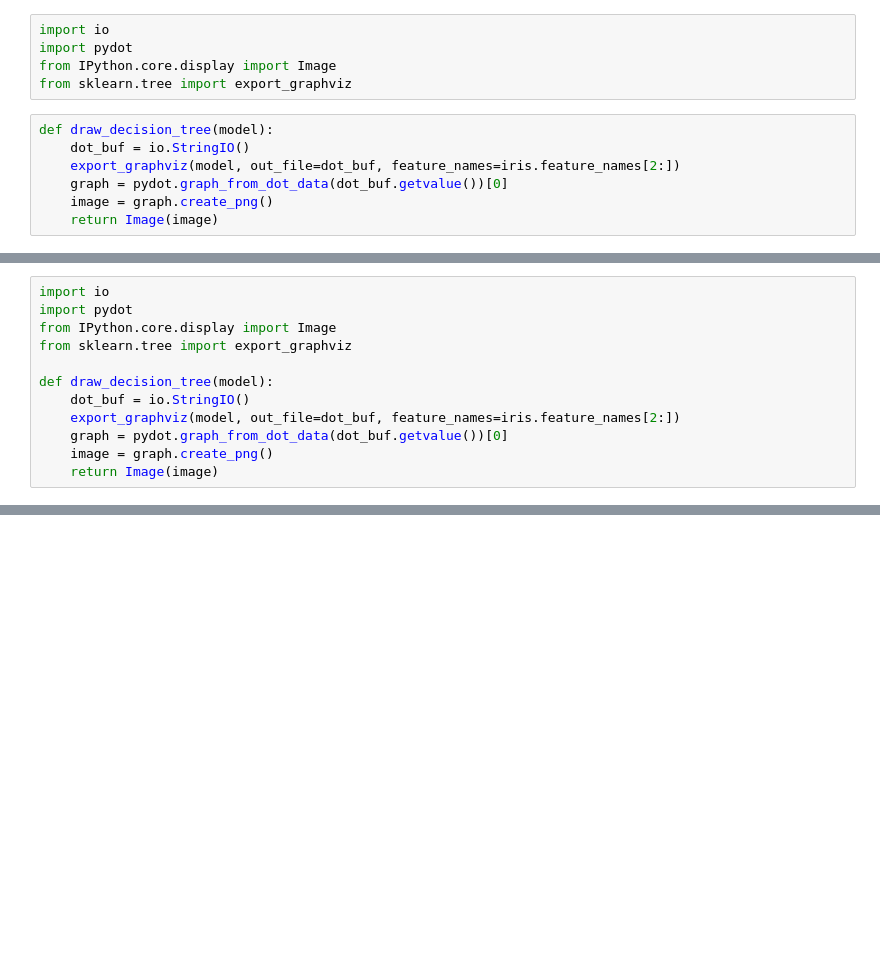
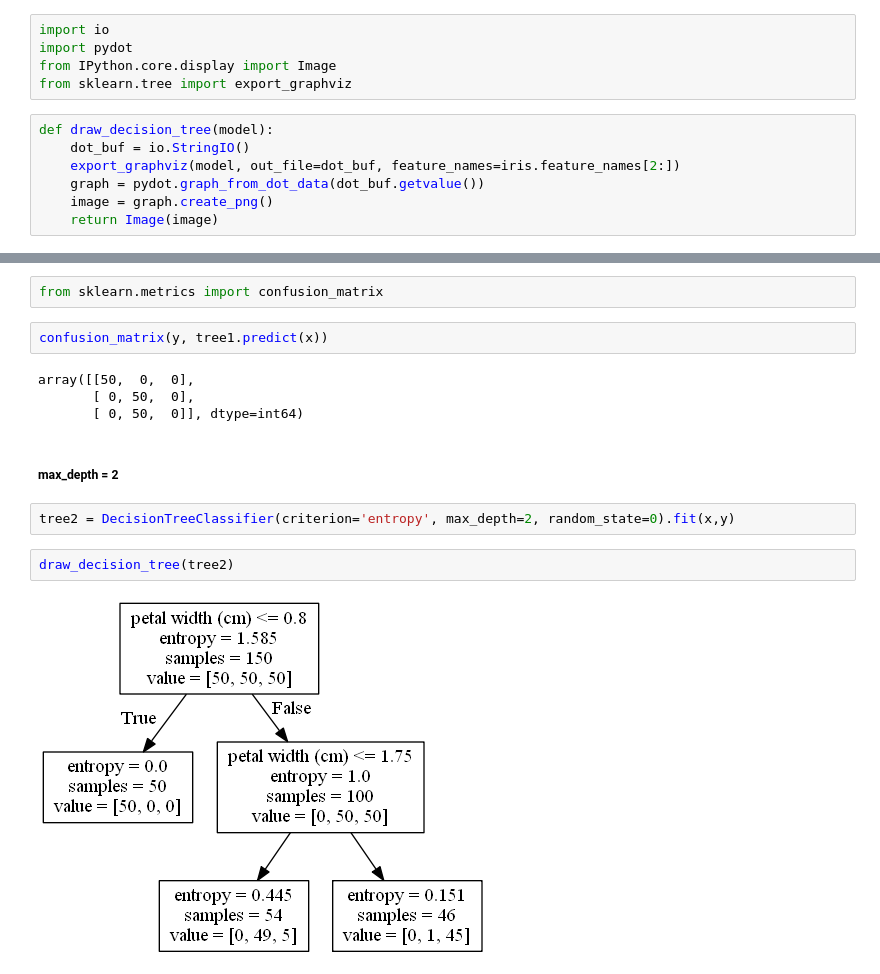
Before and after one commit to Junhojuno/TIL, a Jupyter notebook: machinelearning/classification/decision tree/decision_tree_review.ipynb, the cells around one changed output, grey strips where cells are left out. Saved outputs shown, nothing was run; the diff lists cells and outputs as text; blank space fills up the shorter version.

```diff
--- a/machinelearning/classification/decision tree/decision_tree_review.ipynb
+++ b/machinelearning/classification/decision tree/decision_tree_review.ipynb
@@ -16,6 +19,6 @@ from sklearn.tree import export_graphviz
 def draw_decision_tree(model):
     dot_buf = io.StringIO()
     export_graphviz(model, out_file=dot_buf, feature_names=iris.feature_names[2:])
-    graph = pydot.graph_from_dot_data(dot_buf.getvalue())[0]
+    graph = pydot.graph_from_dot_data(dot_buf.getvalue())
     image = graph.create_png()
     return Image(image)
@@ -47,12 +53,0 @@ tree1 = DecisionTreeClassifier(criterion='entropy', max_depth=1, random_state=0)
-# %%
-import io
-import pydot
-from IPython.core.display import Image
-from sklearn.tree import export_graphviz
-
-def draw_decision_tree(model):
-    dot_buf = io.StringIO()
-    export_graphviz(model, out_file=dot_buf, feature_names=iris.feature_names[2:])
-    graph = pydot.graph_from_dot_data(dot_buf.getvalue())[0]
-    image = graph.create_png()
-    return Image(image)
@@ -72,0 +61,16 @@ InvocationException: GraphViz's executables not found
+# %%
+from sklearn.metrics import confusion_matrix
+# %%
+confusion_matrix(y, tree1.predict(x))
+# %% [output]
+array([[50,  0,  0],
+       [ 0, 50,  0],
+       [ 0, 50,  0]], dtype=int64)
+# %% [markdown]
+##### max_depth = 2
+# %%
+tree2 = DecisionTreeClassifier(criterion='entropy', max_depth=2, random_state=0).fit(x,y)
+# %%
+draw_decision_tree(tree2)
+# %% [output]
+[figure, added]
```
Also changed, not shown: parts of 65 cells of this notebook.
